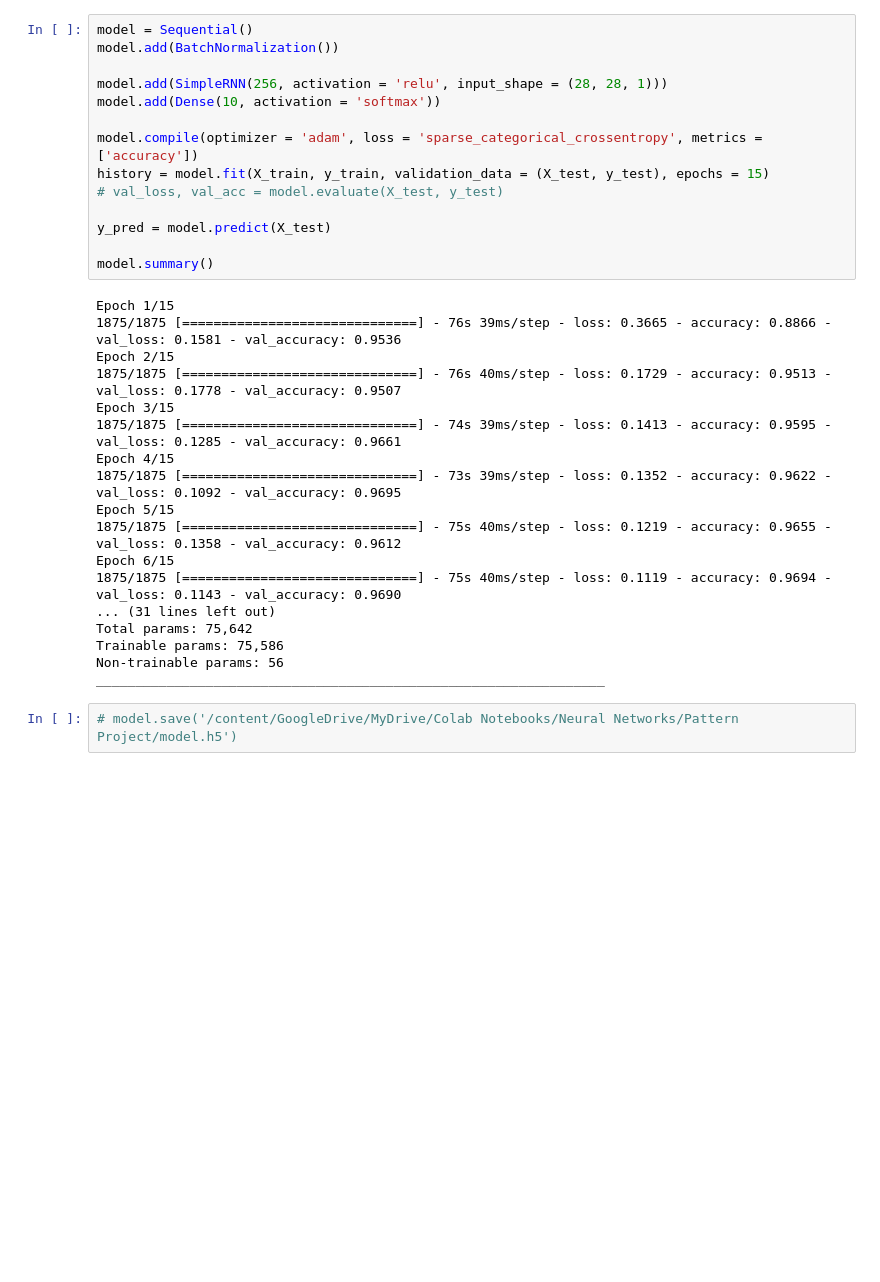
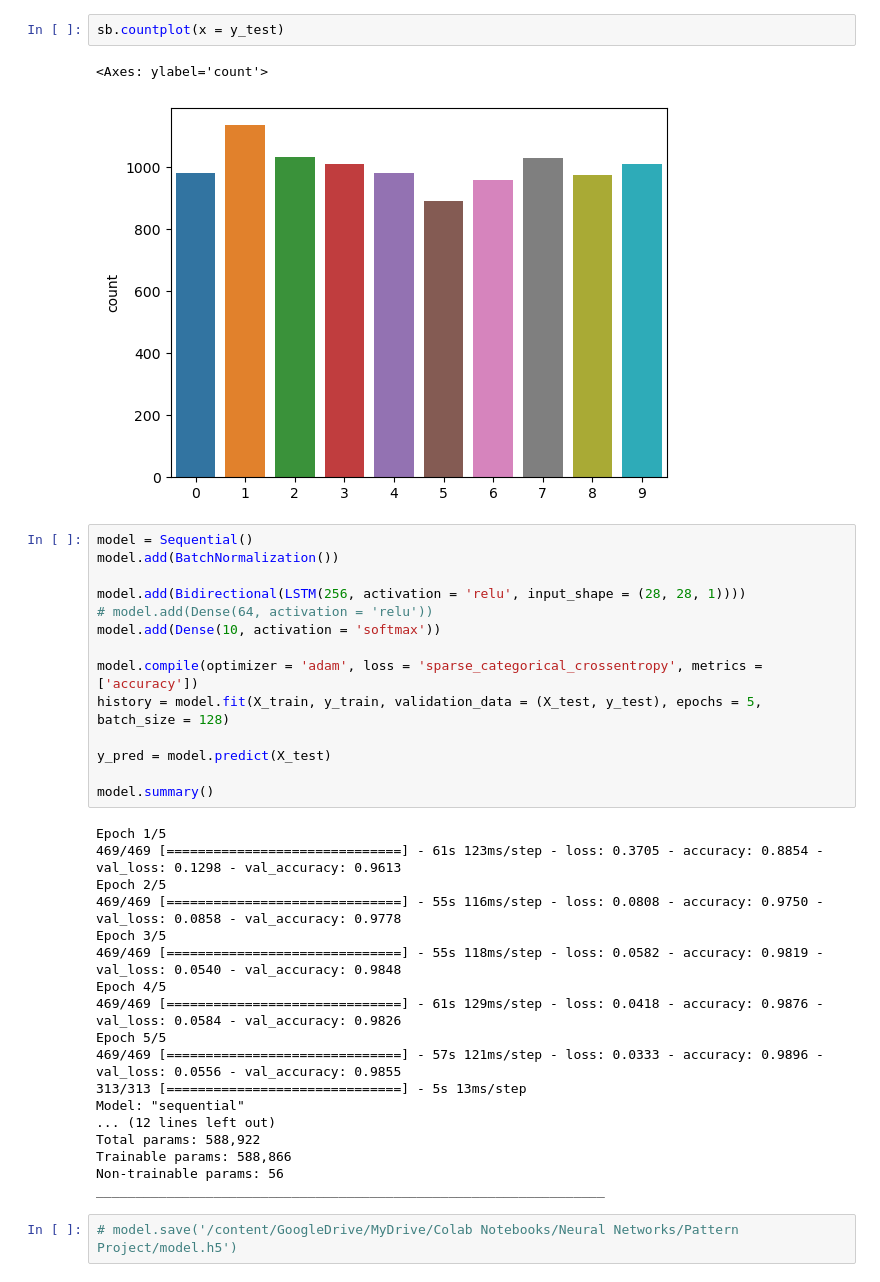
Before and after one commit to lsa3edii/PatternRecognition_Project, a Jupyter notebook: MNIST_RNN.ipynb, the cells around one changed output. Drawn from its saved outputs; the diff is of its cells as text; blank space fills up the shorter version.

```diff
--- a/MNIST_RNN.ipynb
+++ b/MNIST_RNN.ipynb
@@ -15,33 +69,38 @@ import matplotlib.pyplot as plt
+# %%
+sb.countplot(x = y_test)
+# %% [output]
+<Axes: ylabel='count'>
+[figure, added]
 # %%
 model = Sequential()
 model.add(BatchNormalization())
 
-model.add(SimpleRNN(256, activation = 'relu', input_shape = (28, 28, 1)))
+model.add(Bidirectional(LSTM(256, activation = 'relu', input_shape = (28, 28, 1))))
+# model.add(Dense(64, activation = 'relu'))
 model.add(Dense(10, activation = 'softmax'))
 
 model.compile(optimizer = 'adam', loss = 'sparse_categorical_crossentropy', metrics = ['accuracy'])
-history = model.fit(X_train, y_train, validation_data = (X_test, y_test), epochs = 15)
-# val_loss, val_acc = model.evaluate(X_test, y_test)
+history = model.fit(X_train, y_train, validation_data = (X_test, y_test), epochs = 5, batch_size = 128)
 
 y_pred = model.predict(X_test)
 
 model.summary()
 # %% [output]
-Epoch 1/15
-1875/1875 [==============================] - 76s 39ms/step - loss: 0.3665 - accuracy: 0.8866 - val_loss: 0.1581 - val_accuracy: 0.9536
-Epoch 2/15
-1875/1875 [==============================] - 76s 40ms/step - loss: 0.1729 - accuracy: 0.9513 - val_loss: 0.1778 - val_accuracy: 0.9507
-Epoch 3/15
-1875/1875 [==============================] - 74s 39ms/step - loss: 0.1413 - accuracy: 0.9595 - val_loss: 0.1285 - val_accuracy: 0.9661
-Epoch 4/15
-1875/1875 [==============================] - 73s 39ms/step - loss: 0.1352 - accuracy: 0.9622 - val_loss: 0.1092 - val_accuracy: 0.9695
-Epoch 5/15
-1875/1875 [==============================] - 75s 40ms/step - loss: 0.1219 - accuracy: 0.9655 - val_loss: 0.1358 - val_accuracy: 0.9612
-Epoch 6/15
-1875/1875 [==============================] - 75s 40ms/step - loss: 0.1119 - accuracy: 0.9694 - val_loss: 0.1143 - val_accuracy: 0.9690
-... (31 lines left out)
-Total params: 75,642
-Trainable params: 75,586
+Epoch 1/5
+469/469 [==============================] - 61s 123ms/step - loss: 0.3705 - accuracy: 0.8854 - val_loss: 0.1298 - val_accuracy: 0.9613
+Epoch 2/5
+469/469 [==============================] - 55s 116ms/step - loss: 0.0808 - accuracy: 0.9750 - val_loss: 0.0858 - val_accuracy: 0.9778
+Epoch 3/5
+469/469 [==============================] - 55s 118ms/step - loss: 0.0582 - accuracy: 0.9819 - val_loss: 0.0540 - val_accuracy: 0.9848
+Epoch 4/5
+469/469 [==============================] - 61s 129ms/step - loss: 0.0418 - accuracy: 0.9876 - val_loss: 0.0584 - val_accuracy: 0.9826
+Epoch 5/5
+469/469 [==============================] - 57s 121ms/step - loss: 0.0333 - accuracy: 0.9896 - val_loss: 0.0556 - val_accuracy: 0.9855
+313/313 [==============================] - 5s 13ms/step
+Model: "sequential"
+... (12 lines left out)
+Total params: 588,922
+Trainable params: 588,866
 Non-trainable params: 56
 _________________________________________________________________
 # %%
```
Also changed, not shown: parts of 10 cells of this notebook.
